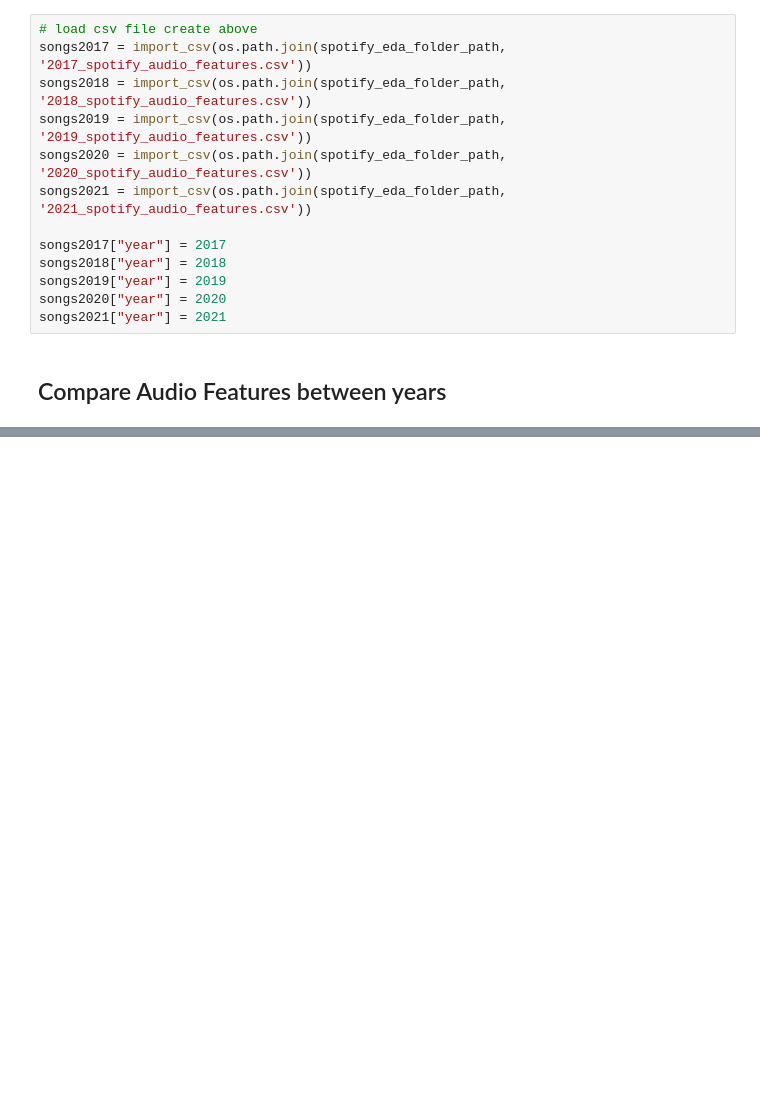
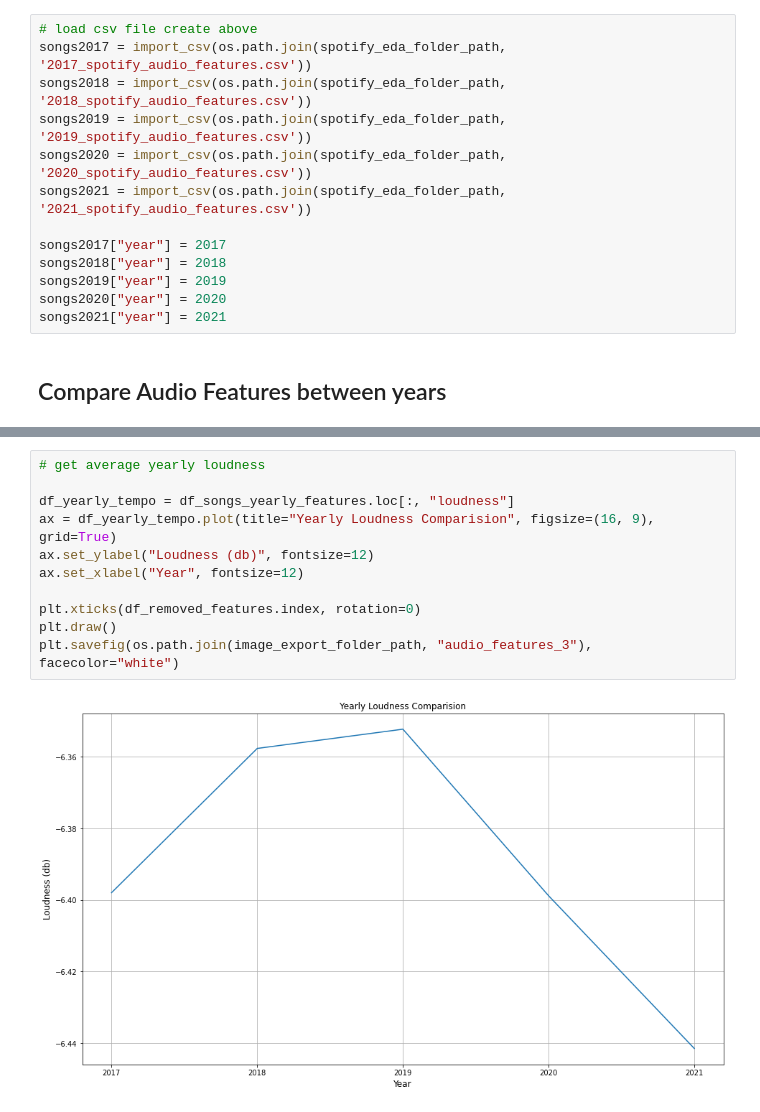
Before and after one commit to the-weds-meetup/song-lyrics-analysis, a Jupyter notebook: notebooks/spotify-eda.ipynb, the cells around one changed output, grey strips where cells are left out. Cells and saved outputs as stored; diff of their text form; blank space fills up the shorter version.

```diff
--- a/notebooks/spotify-eda.ipynb
+++ b/notebooks/spotify-eda.ipynb
@@ -131,2 +207,15 @@ plt.savefig(os.path.join(image_export_folder_path, "yearly_streams"), facecolor=
+# %%
+# get average yearly loudness
+
+df_yearly_tempo = df_songs_yearly_features.loc[:, "loudness"]
+ax = df_yearly_tempo.plot(title="Yearly Loudness Comparision", figsize=(16, 9), grid=True)
+ax.set_ylabel("Loudness (db)", fontsize=12)
+ax.set_xlabel("Year", fontsize=12)
+
+plt.xticks(df_removed_features.index, rotation=0)
+plt.draw()
+plt.savefig(os.path.join(image_export_folder_path, "audio_features_3"), facecolor="white")
+# %% [output]
+[figure, added]
 # %%
 print("End of Program")
```
Also changed, not shown: parts of 8 cells of this notebook, 3 other files.
